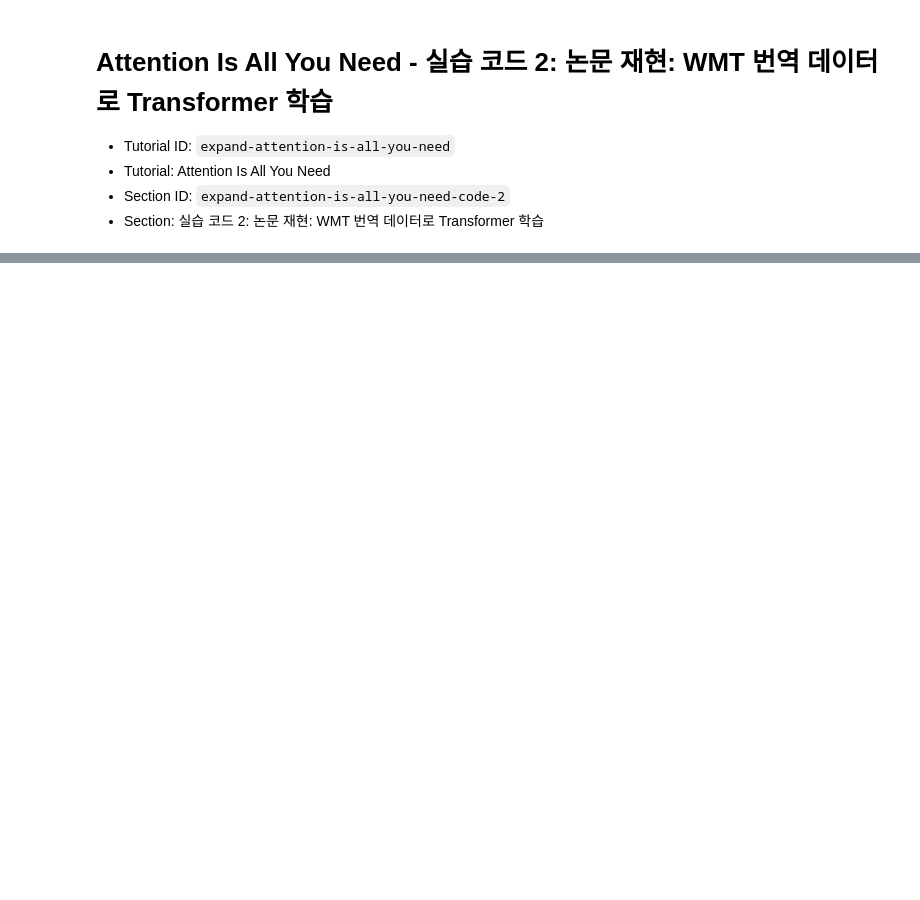
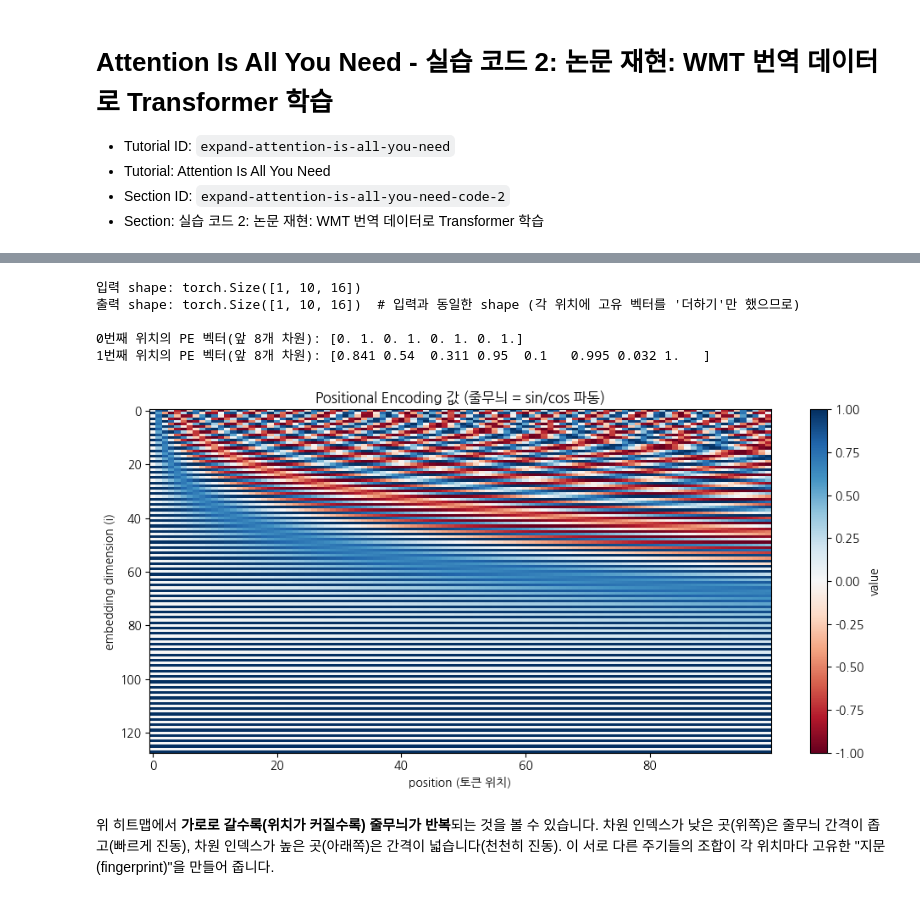
Before and after one commit to transformerfoundation/colab-practice-test, a Jupyter notebook: tutorial_ipynb_collection_ver_4/016_Attention-Is-All-You-Need__Practice-Code-2-Paper-Reproduction-WMT-Transformer-Training.ipynb, the cells around one changed output, grey strips where cells are left out. Drawn from its saved outputs; the diff is of its cells as text; code cells hidden in the pictures; blank space fills up the shorter version.

```diff
--- a/tutorial_ipynb_collection_ver_4/016_Attention-Is-All-You-Need__Practice-Code-2-Paper-Reproduction-WMT-Transformer-Training.ipynb
+++ b/tutorial_ipynb_collection_ver_4/016_Attention-Is-All-You-Need__Practice-Code-2-Paper-Reproduction-WMT-Transformer-Training.ipynb
@@ -146,0 +315,73 @@ def train_transformer(model, train_loader, epochs=10, d_model=512):
+# %%
+class PositionalEncoding(nn.Module):
+    """
+    논문 3.5절 Positional Encoding.
+    학습되는 파라미터가 아니라, 미리 수학 공식으로 계산해 둔 "고정된 표"를 사용합니다.
+    """
+    def __init__(self, d_model, max_len=5000, dropout=0.1):
+        super().__init__()
+        self.dropout = nn.Dropout(dropout)
+
+        # (max_len, d_model) 크기의 빈 표를 만든 뒤 값을 채워나갑니다.
+        pe = torch.zeros(max_len, d_model)
+
+        # position: [[0], [1], [2], ..., [max_len-1]] 모양 (max_len, 1)
+        position = torch.arange(0, max_len).unsqueeze(1).float()
+
+        # div_term: 10000^(2i/d_model)의 "역수"를 미리 계산해 둠
+        # (지수/로그를 이용해 큰 거듭제곱을 안정적으로 계산하는 트릭입니다)
+        div_term = torch.exp(
+            torch.arange(0, d_model, 2).float() * (-math.log(10000.0) / d_model)
+        )
+
+        pe[:, 0::2] = torch.sin(position * div_term)  # 짝수 인덱스(0,2,4,...) 차원
+        pe[:, 1::2] = torch.cos(position * div_term)  # 홀수 인덱스(1,3,5,...) 차원
+
+        # (max_len, d_model) -> (1, max_len, d_model)
+        # 배치 차원을 하나 추가해서, 나중에 (batch, seq, d_model) 입력에 브로드캐스팅으로 더할 수 있게 함
+        pe = pe.unsqueeze(0)
+
+        # register_buffer: 학습 대상(파라미터)은 아니지만, model.to(device) 할 때 같이 옮겨지고
+        # 저장/로드 시에도 함께 저장되는 텐서로 등록합니다.
+        self.register_buffer('pe', pe)
+
+    def forward(self, x):
+        # x: (batch, seq_len, d_model)
+        # 미리 만들어둔 표에서 실제 입력 길이(seq_len)만큼만 잘라서 더해줍니다.
+        x = x + self.pe[:, :x.size(1)]
+        # 논문 5.4절: 임베딩과 위치 인코딩을 더한 결과에 dropout을 적용합니다.
+        return self.dropout(x)
+
+
+# ── 작은 예시로 동작 확인 (이후 실제 모델에 쓰일 D_MODEL=128이 아니라,
+#     shape 변화를 눈으로 보기 쉽도록 일부러 작은 차원(16)을 사용합니다) ──
+pe_demo = PositionalEncoding(d_model=16, max_len=50, dropout=0.0)
+toy_input = torch.zeros(1, 10, 16)   # (batch=1, seq_len=10, d_model=16) 인 "빈" 임베딩
+pe_output = pe_demo(toy_input)
+print("입력 shape:", toy_input.shape)
+print("출력 shape:", pe_output.shape, " # 입력과 동일한 shape (각 위치에 고유 벡터를 '더하기'만 했으므로)")
+print("\n0번째 위치의 PE 벡터(앞 8개 차원):", pe_output[0, 0, :8].detach().numpy().round(3))
+print("1번째 위치의 PE 벡터(앞 8개 차원):", pe_output[0, 1, :8].detach().numpy().round(3))
+# %% [output]
+입력 shape: torch.Size([1, 10, 16])
+출력 shape: torch.Size([1, 10, 16])  # 입력과 동일한 shape (각 위치에 고유 벡터를 '더하기'만 했으므로)
+
+0번째 위치의 PE 벡터(앞 8개 차원): [0. 1. 0. 1. 0. 1. 0. 1.]
+1번째 위치의 PE 벡터(앞 8개 차원): [0.841 0.54  0.311 0.95  0.1   0.995 0.032 1.   ]
+# %%
+# Positional Encoding을 히트맵으로 시각화 — 가로축: 위치(position), 세로축: 임베딩 차원
+pe_viz = PositionalEncoding(d_model=128, max_len=100, dropout=0.0)
+pe_matrix = pe_viz.pe[0].numpy()   # (max_len, d_model)
+
+plt.figure(figsize=(10, 5))
+plt.imshow(pe_matrix.T, cmap="RdBu", aspect="auto")
+plt.xlabel("position (토큰 위치)")
+plt.ylabel("embedding dimension (i)")
+plt.title("Positional Encoding 값 (줄무늬 = sin/cos 파동)")
+plt.colorbar(label="value")
+plt.tight_layout()
+plt.show()
+# %% [output]
+[figure, added]
+# %% [markdown]
+위 히트맵에서 **가로로 갈수록(위치가 커질수록) 줄무늬가 반복**되는 것을 볼 수 있습니다. 차원 인덱스가 낮은 곳(위쪽)은 줄무늬 간격이 좁고(빠르게 진동), 차원 인덱스가 높은 곳(아래쪽)은 간격이 넓습니다(천천히 진동). 이 서로 다른 주기들의 조합이 각 위치마다 고유한 "지문(fingerprint)"을 만들어 줍니다.
```
Also changed, not shown: parts of 46 cells of this notebook, 4 other files.
